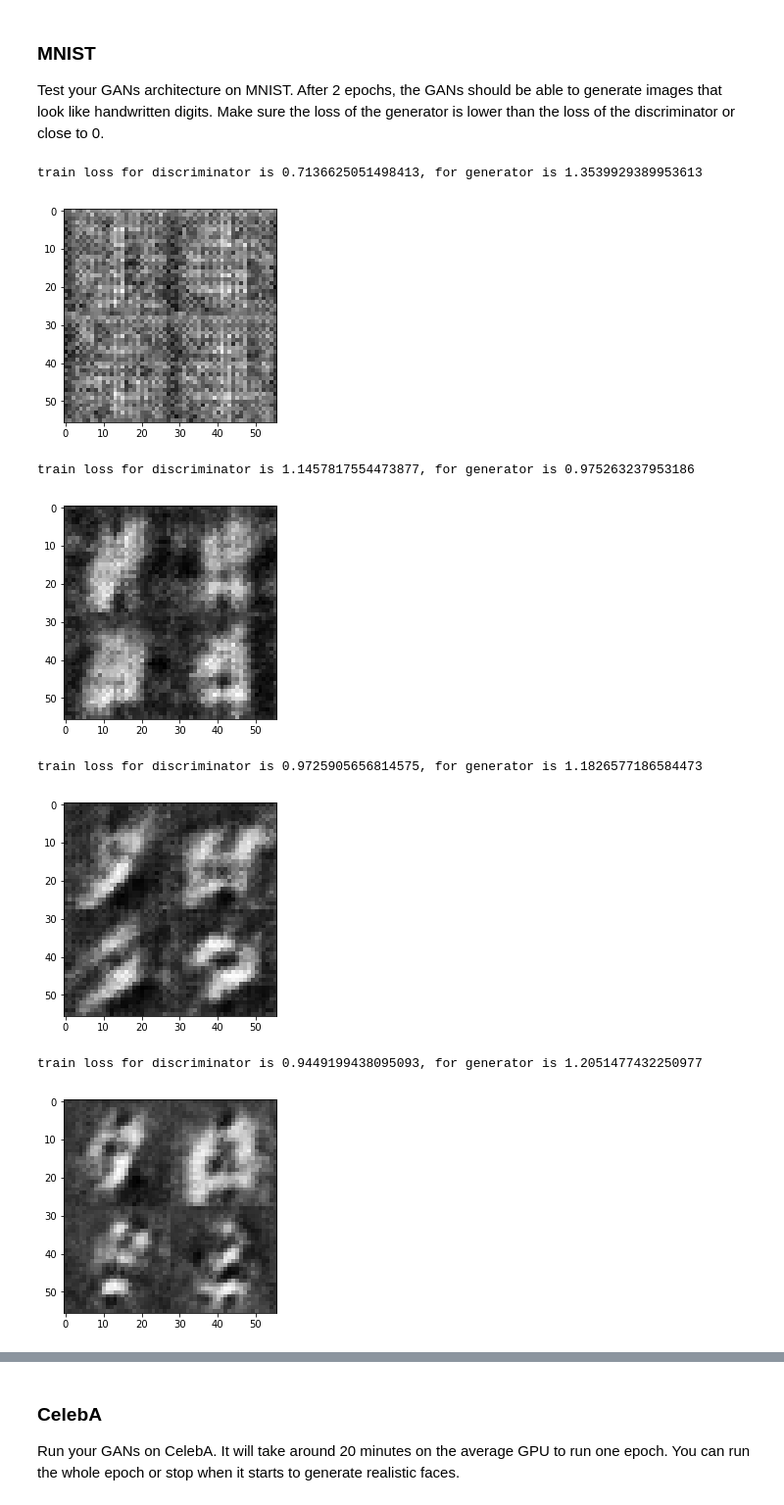
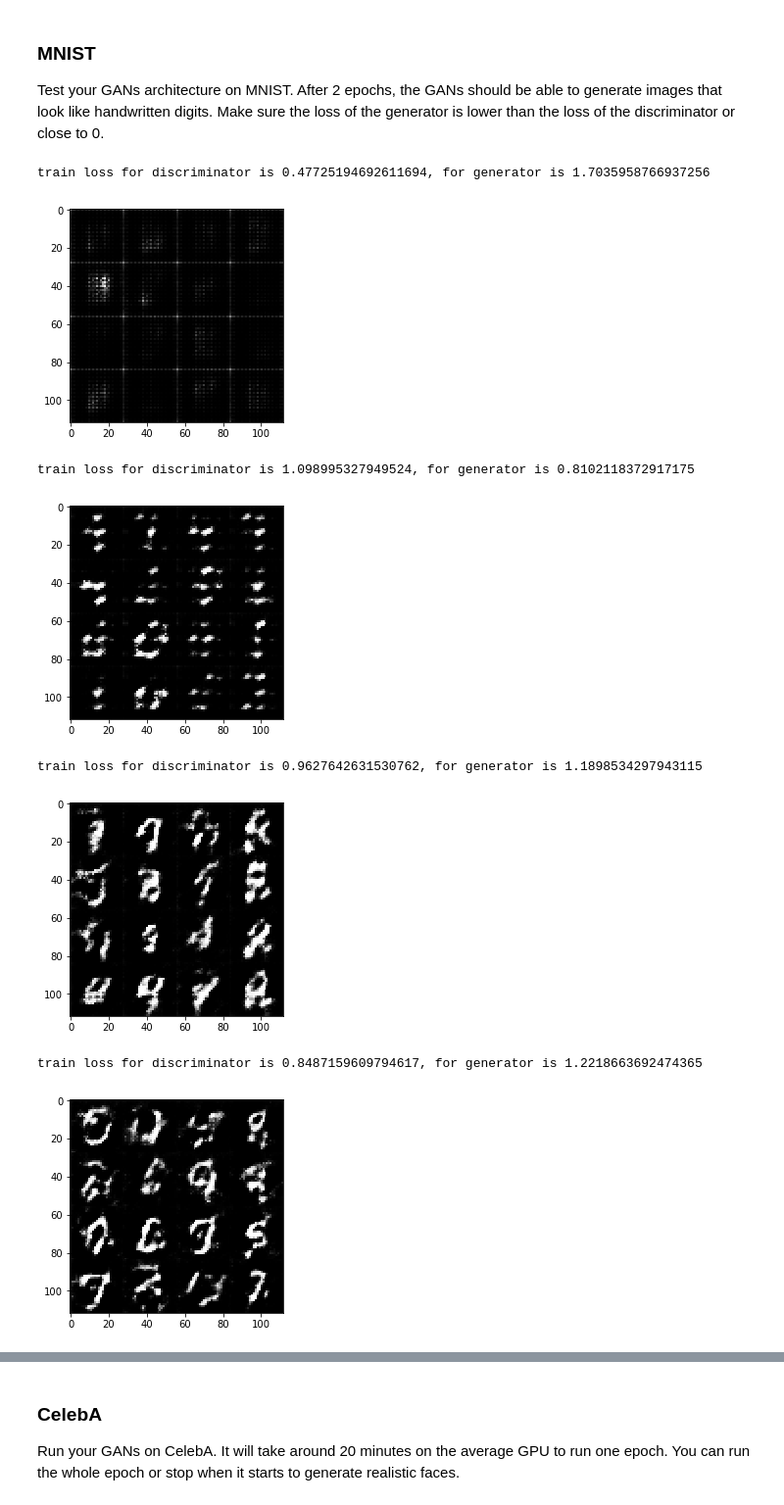
Before and after one commit to luofan18/deep-learning, a Jupyter notebook: face_generation/dlnd_face_generation.ipynb, the cells around one changed output, grey strips where cells are left out. Shown at 98% size. Cells and saved outputs as stored; diff of their text form; code cells hidden in the pictures.

```diff
--- a/face_generation/dlnd_face_generation.ipynb
+++ b/face_generation/dlnd_face_generation.ipynb
@@ -133,7 +133,7 @@ Tests Passed
 ### Discriminator
 Implement `discriminator` to create a discriminator neural network that discriminates on `images`.  This function should be able to reuse the variables in the neural network.  Use [`tf.variable_scope`](https://www.tensorflow.org/api_docs/python/tf/variable_scope) with a scope name of "discriminator" to allow the variables to be reused.  The function should return a tuple of (tensor output of the discriminator, tensor logits of the discriminator).
 # %%
-def discriminator(images, reuse=False, alpha=0.01):
+def discriminator(images, reuse=False, alpha=0.2):
     """
     Create the discriminator network
     :param images: Tensor of input image(s)
@@ -142,17 +142,23 @@ def discriminator(images, reuse=False, alpha=0.01):
     """
     # TODO: Implement Function
     with tf.variable_scope('discriminator', reuse=reuse):
-        x1 = tf.layers.conv2d(images, 24, 5, strides=2, padding='same')
-        x1 = tf.maximum(alpha * x1, x1)
+        out = tf.layers.conv2d(images, 64, 5, strides=2, padding='same')
+        out = tf.maximum(alpha * out, out)
+        # 14 * 14 now
 
-        x2 = tf.layers.conv2d(images, 48, 5, strides=2, padding='same')
-        x2 = tf.maximum(alpha * x2, x2)
+        out = tf.layers.conv2d(out, 128, 5, strides=2, padding='same')
+        out = tf.layers.batch_normalization(out, training=True)
+        out = tf.maximum(alpha * out, out)
+        # 7 * 7 now
 
-        x3 = tf.reshape(x2, (-1, 7 * 7 * 48))
-        x3 = tf.layers.dense(x3, 512, activation=None)
-        x3 = tf.maximum(alpha * x3, x3)
+        out = tf.layers.conv2d(out, 256, 3, strides=2, padding='valid')
+        out = tf.layers.batch_normalization(out, training=True)
+        out = tf.maximum(alpha * out, out)
+        # 3 * 3 now
 
-        logits = tf.layers.dense(x3, 1, activation=None)
+        out = tf.reshape(out, (-1, 3 * 3 * 256))
+
+        logits = tf.layers.dense(out, 1, activation=None)
         out = tf.sigmoid(logits)
 
 
@@ -209,7 +219,7 @@ Implement `model_loss` to build the GANs for training and calculate the loss.  T
 - `discriminator(images, reuse=False)`
 - `generator(z, out_channel_dim, is_train=True)`
 # %%
-def model_loss(input_real, input_z, out_channel_dim, alpha=0.01):
+def model_loss(input_real, input_z, out_channel_dim, alpha=0.2):
     """
     Get the loss for the discriminator and generator
     :param input_real: Images from the real dataset
@@ -334,6 +344,10 @@ def train(epoch_count, batch_size, z_dim, learning_rate, beta1, get_batches, dat
 
     with tf.Session() as sess:
         sess.run(tf.global_variables_initializer())
+
+        # save graph
+        graph_writer = tf.summary.FileWriter('log' + '/train',
+                                            sess.graph)
         for epoch_i in range(epoch_count):
             for batch_images in get_batches(batch_size):
                 # TODO: Train Model
@@ -342,10 +356,14 @@ def train(epoch_count, batch_size, z_dim, learning_rate, beta1, get_batches, dat
                 # Sample z
                 batch_z = np.random.uniform(-1, 1, size=(batch_size, z_dim))
 
+                # Scale the images'
+                batch_images = batch_images * 2
+
                 # Run optimizers
                 _ = sess.run(d_opt, feed_dict=
                              {input_real: batch_images, input_z: batch_z, input_learning_rate: learning_rate})
-                _ = sess.run(g_opt, feed_dict={input_z: batch_z, input_learning_rate: learning_rate})
+                _ = sess.run(g_opt, feed_dict=
+                             {input_z: batch_z, input_real: batch_images, input_learning_rate: learning_rate})
 
                 if step % 100 == 0:
                     # Print loss
@@ -354,32 +372,32 @@ def train(epoch_count, batch_size, z_dim, learning_rate, beta1, get_batches, dat
                     print ('train loss for discriminator is {}, for generator is {}'.
                            format(train_loss_d, train_loss_g))
 
-                    show_generator_output(sess, 8, input_z, image_channels, data_image_mode)
+                    show_generator_output(sess, 16, input_z, image_channels, data_image_mode)
 # %% [markdown]
 ### MNIST
 Test your GANs architecture on MNIST.  After 2 epochs, the GANs should be able to generate images that look like handwritten digits.  Make sure the loss of the generator is lower than the loss of the discriminator or close to 0.
 # %%
-batch_size = 64
-z_dim = 128
+batch_size = 128
+z_dim = 100
 learning_rate = 0.0002
 beta1 = 0.5
-
+tf.reset_default_graph()
 
 """
 DON'T MODIFY ANYTHING IN THIS CELL THAT IS BELOW THIS LINE
 """
 epochs = 2
 
 mnist_dataset = helper.Dataset('mnist', glob(os.path.join(data_dir, 'mnist/*.jpg')))
 with tf.Graph().as_default():
     train(epochs, batch_size, z_dim, learning_rate, beta1, mnist_dataset.get_batches,
           mnist_dataset.shape, mnist_dataset.image_mode)
 # %% [output]
-train loss for discriminator is 0.7136625051498413, for generator is 1.3539929389953613
+train loss for discriminator is 0.47725194692611694, for generator is 1.7035958766937256
-[figure, old version]
+[figure, new version]
-train loss for discriminator is 1.1457817554473877, for generator is 0.975263237953186
+train loss for discriminator is 1.098995327949524, for generator is 0.8102118372917175
-[figure, old version]
+[figure, new version]
-train loss for discriminator is 0.9725905656814575, for generator is 1.1826577186584473
+train loss for discriminator is 0.9627642631530762, for generator is 1.1898534297943115
-[figure, old version]
+[figure, new version]
-train loss for discriminator is 0.9449199438095093, for generator is 1.2051477432250977
+train loss for discriminator is 0.8487159609794617, for generator is 1.2218663692474365
-[figure, old version]
+[figure, new version]
```
Also changed, not shown: parts of 3 cells of this notebook, 26 other files.
